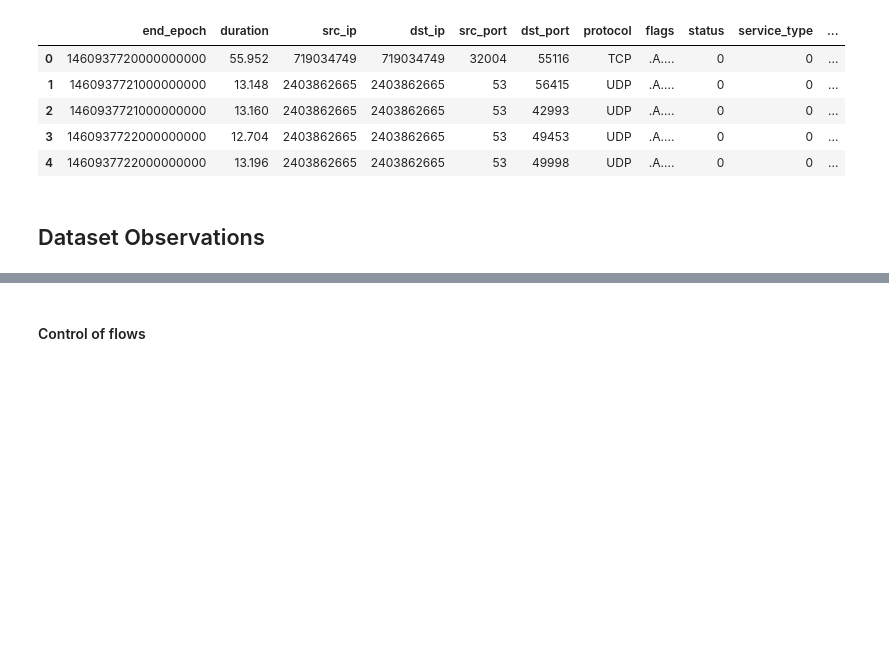
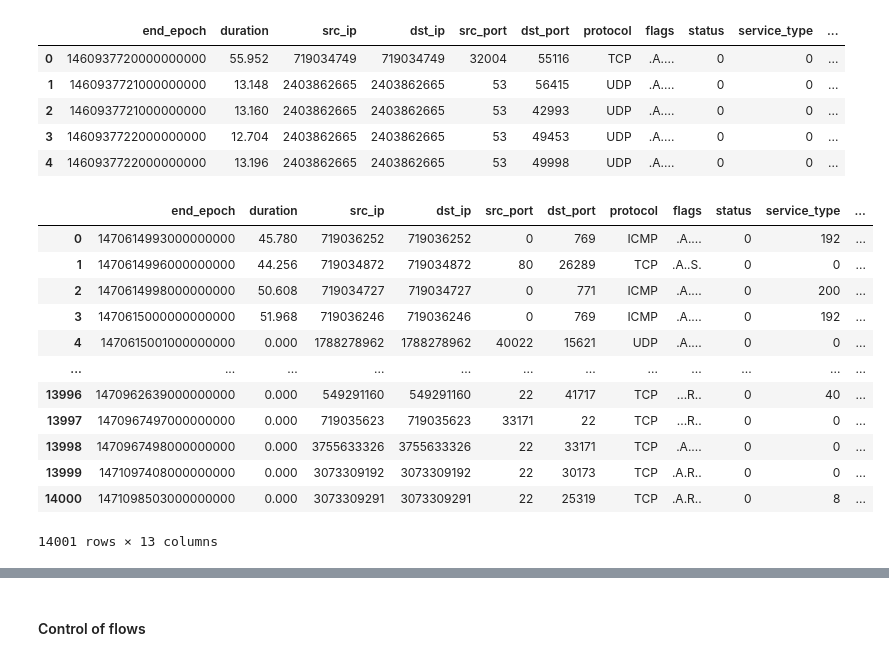
Before and after one commit to Leiyks/MLSECU, a Jupyter notebook: mlsecu.ipynb, the cells around one changed output, grey strips where cells are left out. Drawn from its saved outputs; the diff is of its cells as text; code cells hidden in the pictures; blank space fills up the shorter version.

```diff
--- a/mlsecu.ipynb
+++ b/mlsecu.ipynb
@@ -40,8 +40,44 @@ df.head()
 | 2 | 1460937721000000000 | 13.160 | 2403862665 | 2403862665 | 53 | 42993 | UDP | .A.... | 0 | 0 | ... |
 | 3 | 1460937722000000000 | 12.704 | 2403862665 | 2403862665 | 53 | 49453 | UDP | .A.... | 0 | 0 | ... |
 | 4 | 1460937722000000000 | 13.196 | 2403862665 | 2403862665 | 53 | 49998 | UDP | .A.... | 0 | 0 | ... |
-# %% [markdown]
-## Dataset Observations
+# %%
+num_samples_attacks = int(num_samples * outlier_ratio / 6)
+background = pd.read_csv("data/test/background_flows_cut.csv", header=None, names=names, nrows=num_samples)
+blacklist = pd.read_csv("data/test/blacklist_flows_cut.csv", header=None, names=names, nrows=num_samples_attacks)
+botnet = pd.read_csv("data/test/botnet_flows_cut.csv", header=None, names=names, nrows=num_samples_attacks)
+dos = pd.read_csv("data/test/dos_flows_cut.csv", header=None, names=names, nrows=num_samples_attacks)
+scan11 = pd.read_csv("data/test/scan11_flows_cut.csv", header=None, names=names, nrows=num_samples_attacks)
+scan44 = pd.read_csv("data/test/scan44_flows_cut.csv", header=None, names=names, nrows=num_samples_attacks)
+spam = pd.read_csv("data/test/spam_flows_cut.csv", header=None, names=names, nrows=num_samples_attacks)
+sshscan = pd.read_csv("data/test/sshscan_flows_cut.csv", header=None, names=names)
+
+df_test = pd.concat([background, blacklist, botnet, dos, scan11, scan44, spam, sshscan], ignore_index=True)
+
+# Convert timestamp to epoch integer
+df_test.end_epoch = pd.to_datetime(df_test.end_epoch).astype(np.int64)
+
+# Convert attack to boolean
+df_test.attack = df_test.attack.apply(lambda x: x != 'background')
+
+# Convert IPs to int
+df_test.src_ip = df_test.src_ip.apply(lambda x: np.int64(ipaddress.IPv4Address(x)))
+df_test.dst_ip = df_test.src_ip.apply(lambda x: np.int64(ipaddress.IPv4Address(x)))
+
+df_test
+# %% [output]
+|  | end_epoch | duration | src_ip | dst_ip | src_port | dst_port | protocol | flags | status | service_type | ... |
+| 0 | 1470614993000000000 | 45.780 | 719036252 | 719036252 | 0 | 769 | ICMP | .A.... | 0 | 192 | ... |
+| 1 | 1470614996000000000 | 44.256 | 719034872 | 719034872 | 80 | 26289 | TCP | .A..S. | 0 | 0 | ... |
+| 2 | 1470614998000000000 | 50.608 | 719034727 | 719034727 | 0 | 771 | ICMP | .A.... | 0 | 200 | ... |
+| 3 | 1470615000000000000 | 51.968 | 719036246 | 719036246 | 0 | 769 | ICMP | .A.... | 0 | 192 | ... |
+| 4 | 1470615001000000000 | 0.000 | 1788278962 | 1788278962 | 40022 | 15621 | UDP | .A.... | 0 | 0 | ... |
+| ... | ... | ... | ... | ... | ... | ... | ... | ... | ... | ... | ... |
+| 13996 | 1470962639000000000 | 0.000 | 549291160 | 549291160 | 22 | 41717 | TCP | ...R.. | 0 | 40 | ... |
+| 13997 | 1470967497000000000 | 0.000 | 719035623 | 719035623 | 33171 | 22 | TCP | ...R.. | 0 | 0 | ... |
+| 13998 | 1470967498000000000 | 0.000 | 3755633326 | 3755633326 | 22 | 33171 | TCP | .A.... | 0 | 0 | ... |
+| 13999 | 1471097408000000000 | 0.000 | 3073309192 | 3073309192 | 22 | 30173 | TCP | .A.R.. | 0 | 0 | ... |
+| 14000 | 1471098503000000000 | 0.000 | 3073309291 | 3073309291 | 22 | 25319 | TCP | .A.R.. | 0 | 8 | ... |
+14001 rows × 13 columns
 # %%
 print(f'Size of the dataset: {len(df)}\n')
 print(f'Sumber of Nan values: {df.isnull().values.sum()}\n')
```
Also changed, not shown: parts of 10 cells of this notebook.
